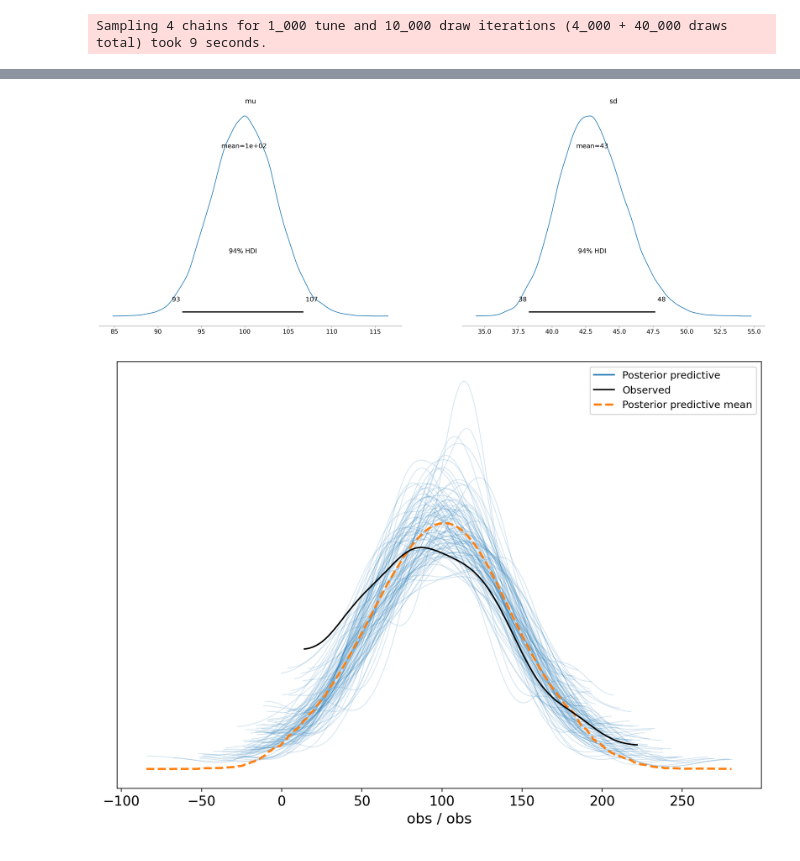
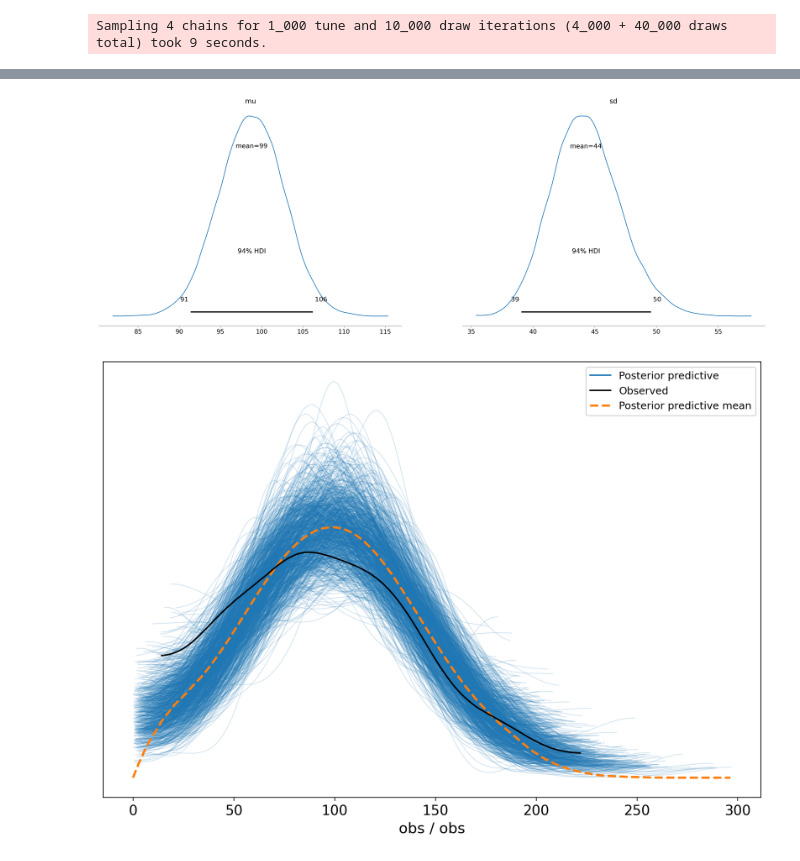
Before and after one commit to vasily-kartashov/time-series-with-bayesian-modelling, a Jupyter notebook: part-10.ipynb, the cells around one changed output, grey strips where cells are left out. Saved outputs shown, nothing was run; the diff lists cells and outputs as text; code cells hidden in the pictures.

Commit message:
Using truncated normal

```diff
--- a/part-10.ipynb
+++ b/part-10.ipynb
@@ -33,9 +39,9 @@ sigma_prior=10
 
 with pm.Model() as model:
     mu = pm.Normal("mu", mu=mu_prior, sigma=sigma_prior)
-    sd = pm.HalfNormal("sd", sigma=sigma_prior) # Half of normal, also uses sigma prior
-    obs = pm.Normal("obs", mu=mu, sigma=sd, observed=df['IsCanceled'])
-    idata = pm.sample(10000, return_inferencedata=True)
+    sd = pm.HalfNormal("sd", sigma=sigma_prior)
+    obs = pm.TruncatedNormal("obs", mu=mu, sigma=sd, lower=0, observed=df['IsCanceled'])
+    idata = pm.sample(10_000, return_inferencedata=True)
 # %% [output]
 Auto-assigning NUTS sampler...
 Initializing NUTS using jitter+adapt_diag...
@@ -75,8 +81,8 @@ az.plot_forest(idata, r_hat=True);
 # %%
 az.plot_posterior(idata);
 # %% [output]
-[figure, old version]
+[figure, new version]
 # %%
-_ = az.plot_ppc(post_pred, num_pp_samples=100)
+_ = az.plot_ppc(post_pred, num_pp_samples=1000)
 # %% [output]
-[figure, old version]
+[figure, new version]
```
Also changed, not shown: parts of 4 cells of this notebook.
